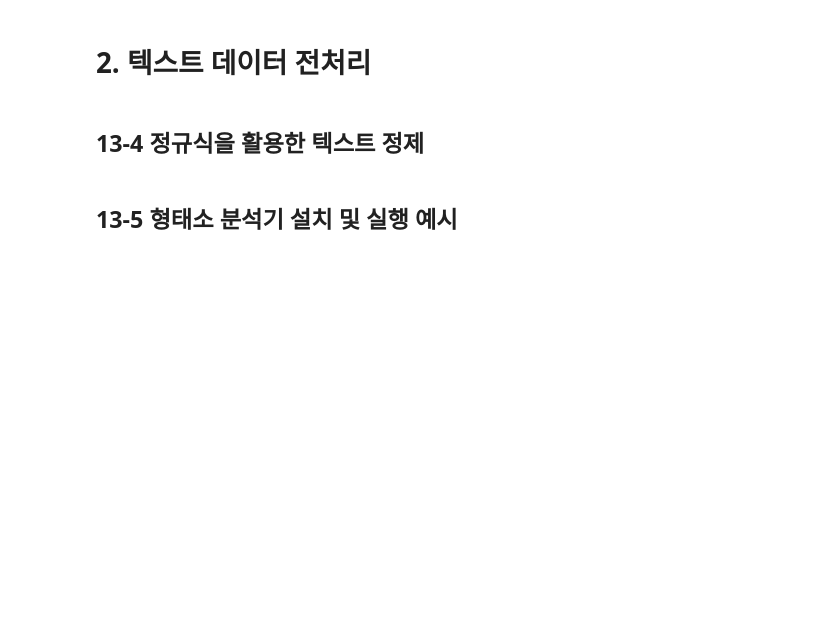
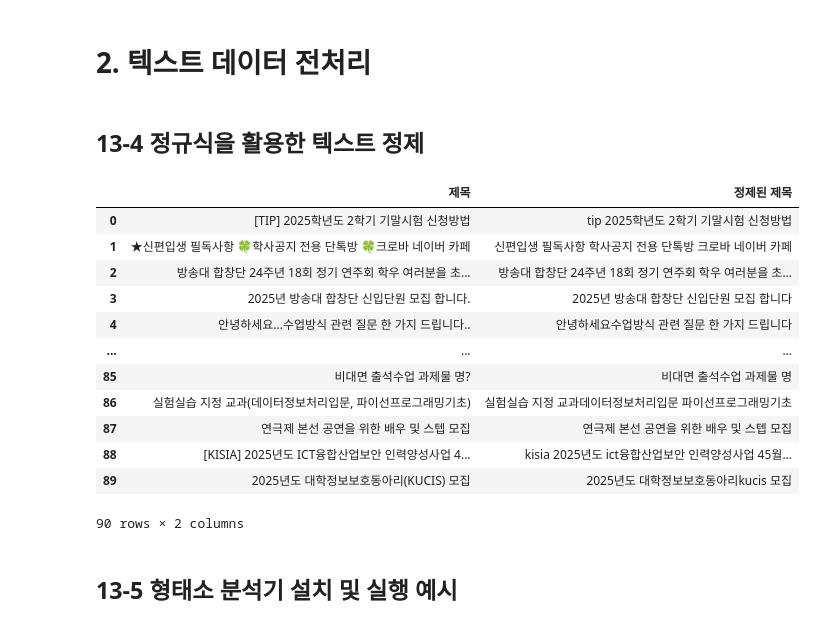
Before and after one commit to jlovechae/Data-Analysis-with-Open-Source, a Jupyter notebook: 오픈소스_데이터_분석_13강.ipynb, the cells around one changed output. Cells and saved outputs as stored; diff of their text form; code cells hidden in the pictures; blank space fills up the shorter version.

```diff
--- a/오픈소스_데이터_분석_13강.ipynb
+++ b/오픈소스_데이터_분석_13강.ipynb
@@ -250,27 +262,44 @@ cs_df
 # %%
 import re
 
 ## 텍스트 정제 함수
 def clean_text(text):
     if isinstance(text, str):
        # 특수 문자 제거 regex (영어 소문자, 영어 대문자, 숫자, 한글, 공백글자만 허용)
+       text = re.sub(r'[^a-zA-Z0-9가-힣\s]', '', text)
 
        # HTML 태그 제거 regex
+       text = re.sub(r'<[^>]*>', '', text)
 
        # 소문자로 변환 python 함수
+       text = text.lower()
 
        return text
     else:
         return ""
 
 ## 데이터프레임 정제 함수
 def clean_df(df):
   if not df.empty:
       df['정제된 제목'] = df['제목'].apply(clean_text)
 
 ## cs_df에 정제 함수 적용
 clean_df(cs_df)
 cs_df
+# %% [output]
+|  | 제목 | 정제된 제목 |
+| 0 | [TIP] 2025학년도 2학기 기말시험 신청방법 | tip 2025학년도 2학기 기말시험 신청방법 |
+| 1 | ★신편입생 필독사항 🍀학사공지 전용 단톡방 🍀크로바 네이버 카페 | 신편입생 필독사항 학사공지 전용 단톡방 크로바 네이버 카페 |
+| 2 | 방송대 합창단 24주년 18회 정기 연주회 학우 여러분을 초... | 방송대 합창단 24주년 18회 정기 연주회 학우 여러분을 초... |
+| 3 | 2025년 방송대 합창단 신입단원 모집 합니다. | 2025년 방송대 합창단 신입단원 모집 합니다 |
+| 4 | 안녕하세요...수업방식 관련 질문 한 가지 드립니다.. | 안녕하세요수업방식 관련 질문 한 가지 드립니다 |
+| ... | ... | ... |
+| 85 | 비대면 출석수업 과제물 명? | 비대면 출석수업 과제물 명 |
+| 86 | 실험실습 지정 교과(데이터정보처리입문, 파이선프로그래밍기초) | 실험실습 지정 교과데이터정보처리입문 파이선프로그래밍기초 |
+| 87 | 연극제 본선 공연을 위한 배우 및 스텝 모집 | 연극제 본선 공연을 위한 배우 및 스텝 모집 |
+| 88 | [KISIA] 2025년도 ICT융합산업보안 인력양성사업 4... | kisia 2025년도 ict융합산업보안 인력양성사업 45월... |
+| 89 | 2025년도 대학정보보호동아리(KUCIS) 모집 | 2025년도 대학정보보호동아리kucis 모집 |
+90 rows × 2 columns
 # %% [markdown]
 ## 13-5 형태소 분석기 설치 및 실행 예시
 # %%
```
Also changed, not shown: parts of 3 cells of this notebook.
